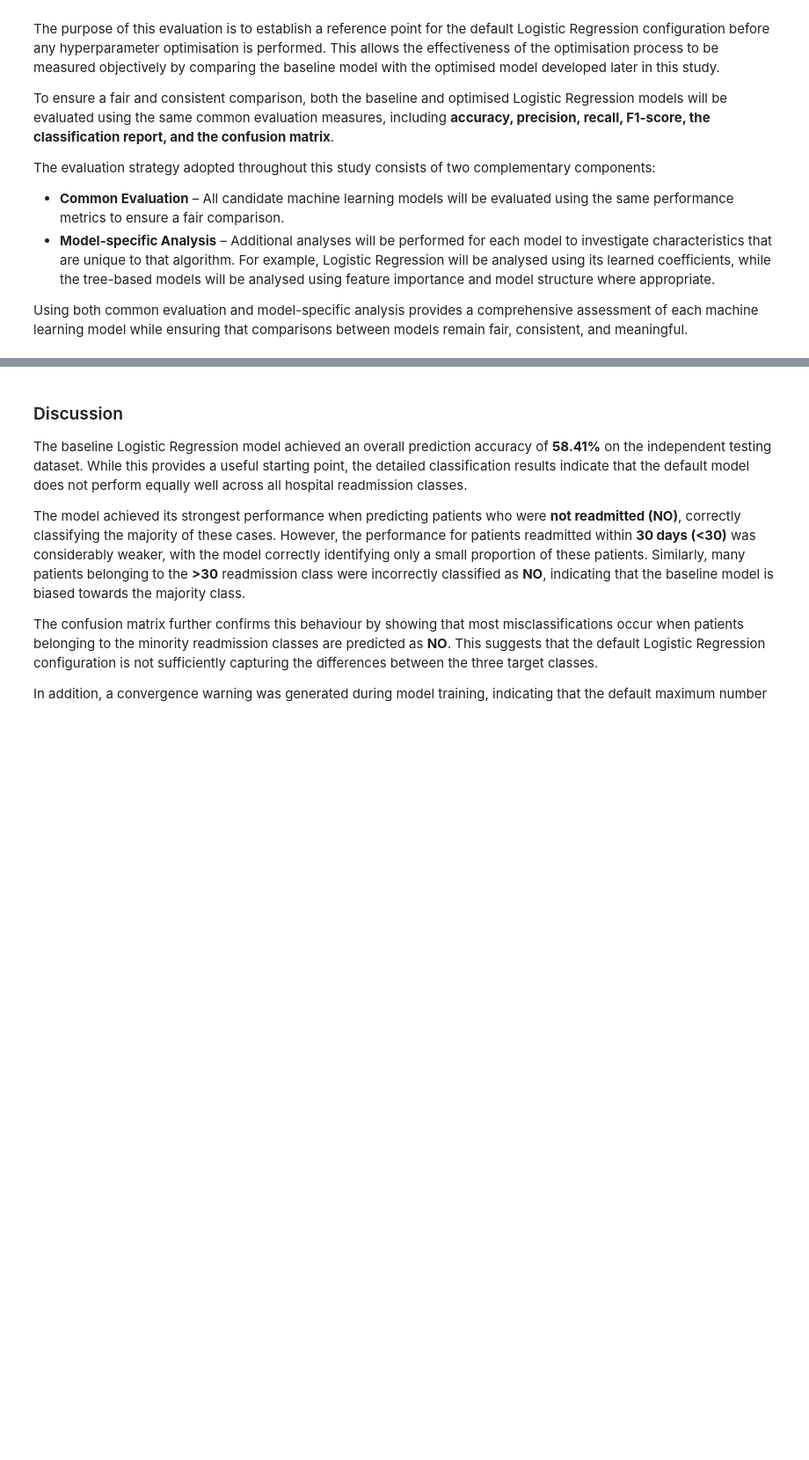
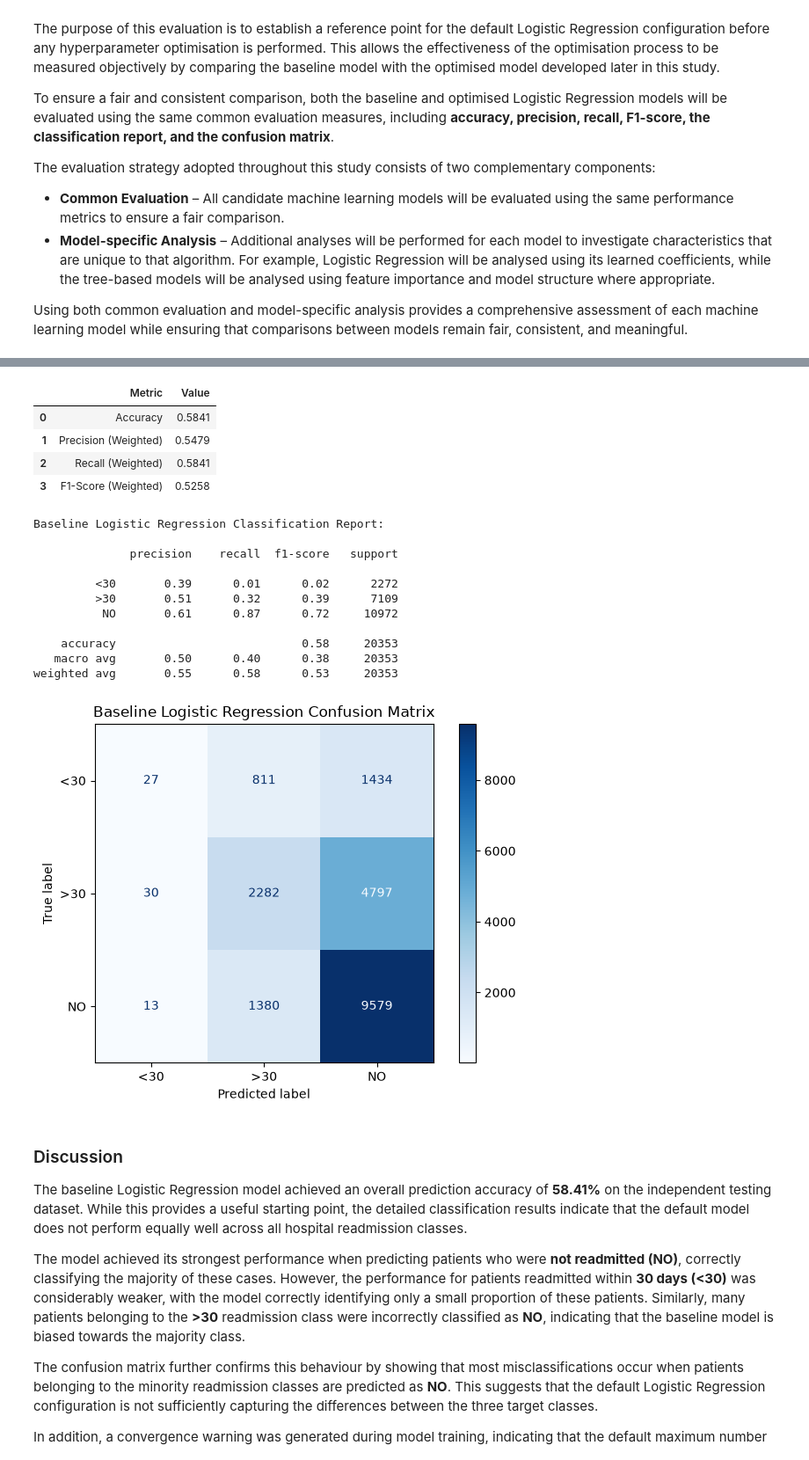
Before and after one commit to ajay-nagpal/Hospital-Readmission-Prediction, a Jupyter notebook: hospital_readmission.ipynb, the cells around one changed output, grey strips where cells are left out. Shown at 88% size. Saved outputs shown, nothing was run; the diff lists cells and outputs as text; code cells hidden in the pictures; blank space fills up the shorter version.

```diff
--- a/hospital_readmission.ipynb
+++ b/hospital_readmission.ipynb
@@ -4187,3 +4426,60 @@ weighted avg       0.55      0.58      0.53     20353
+# %%
+# Evaluate the Baseline Logistic Regression Model
+
+# Generate predictions for the independent
+# testing dataset.
+baseline_predictions = (
+    baseline_logistic_regression.predict(
+        X_test_selected
+    )
+)
+
+# Predict the probability of each hospital
+# readmission class.
+#
+# These probabilities are generated for possible
+# future analyses, such as probability-based
+# evaluation metrics or confidence analysis.
+baseline_prediction_probabilities = (
+    baseline_logistic_regression.predict_proba(
+        X_test_selected
+    )
+)
+
+# Evaluate the baseline Logistic Regression model
+# using the common evaluation function developed
+# for this study.
+baseline_logistic_metrics = (
+    evaluate_classification_model(
+
+        model=baseline_logistic_regression,
+
+        predictions=baseline_predictions,
+
+        actual_labels=y_test,
+
+        model_name="Baseline Logistic Regression"
+
+    )
+)
+# %% [output]
+|  | Metric | Value |
+| 0 | Accuracy | 0.5841 |
+| 1 | Precision (Weighted) | 0.5479 |
+| 2 | Recall (Weighted) | 0.5841 |
+| 3 | F1-Score (Weighted) | 0.5258 |
+Baseline Logistic Regression Classification Report:
+
+              precision    recall  f1-score   support
+
+         <30       0.39      0.01      0.02      2272
+         >30       0.51      0.32      0.39      7109
+          NO       0.61      0.87      0.72     10972
+
+    accuracy                           0.58     20353
+   macro avg       0.50      0.40      0.38     20353
+weighted avg       0.55      0.58      0.53     20353
+[figure, added]
 # %% [markdown]
 ### Discussion
 
```
Also changed, not shown: parts of 21 cells of this notebook.
